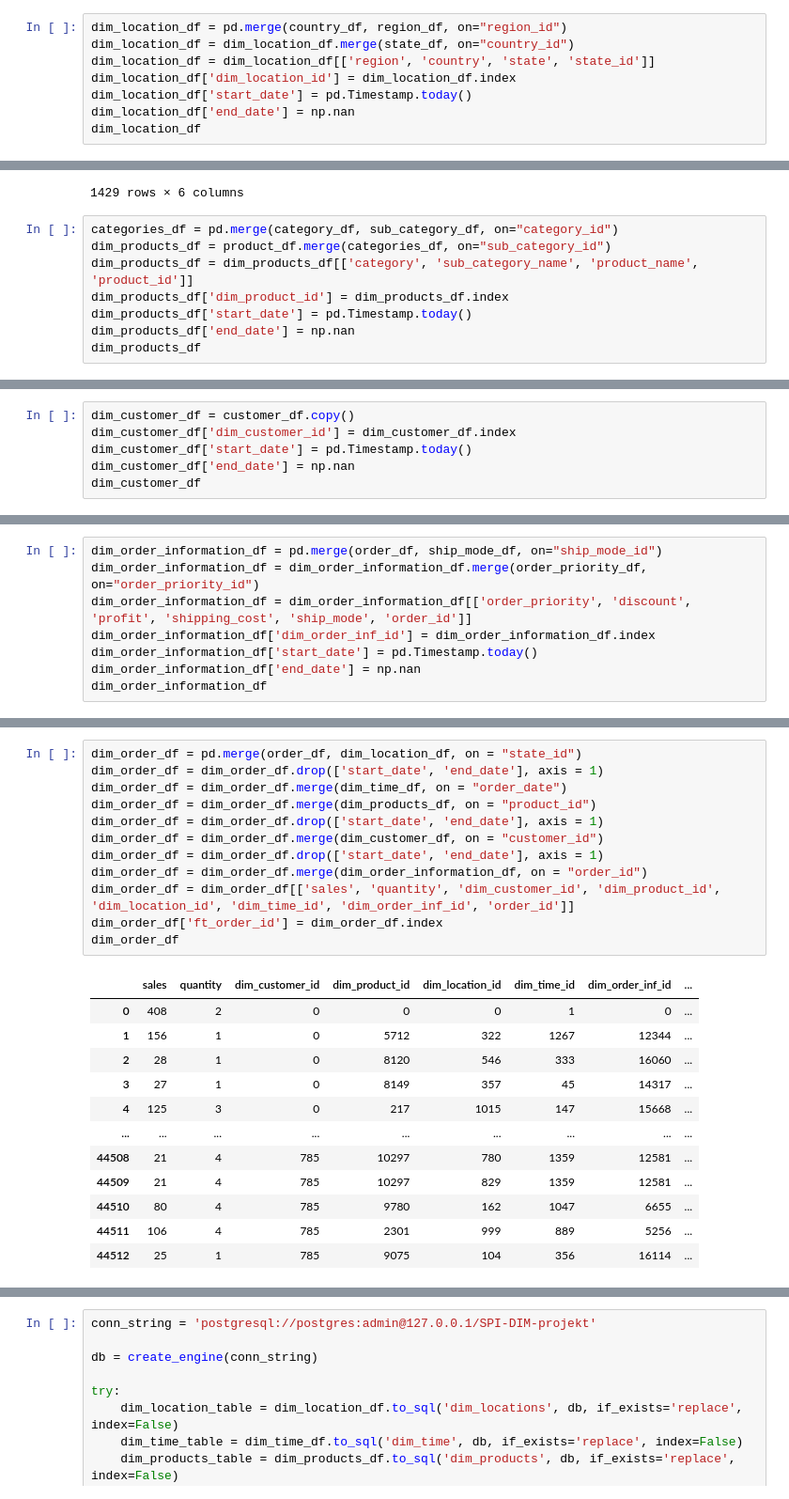
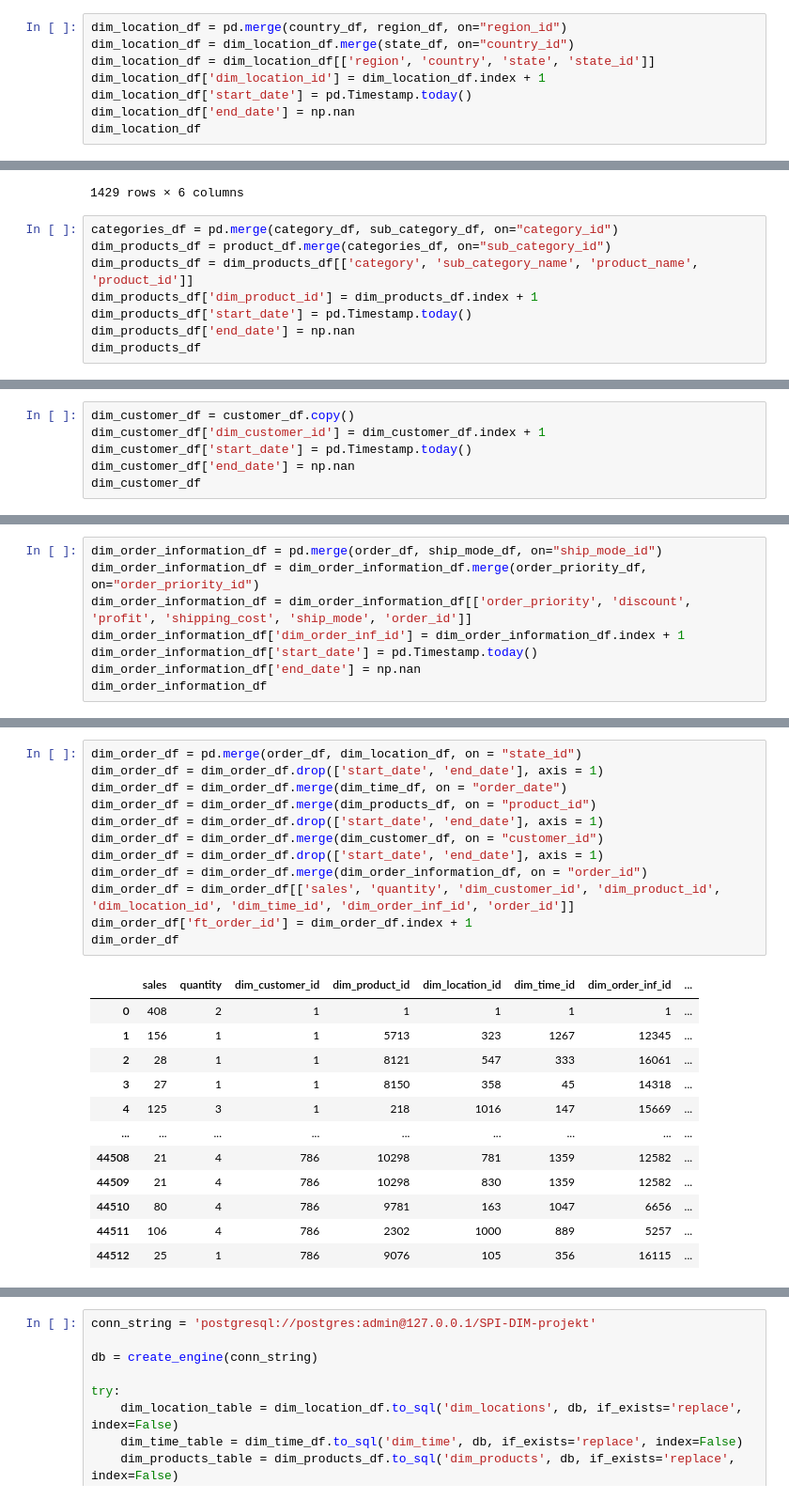
Before and after one commit to thomassiard/SPI-Projekt, a Jupyter notebook: superstore.ipynb, the cells around one changed output, grey strips where cells are left out. Shown at 94% size. Cells and saved outputs as stored; diff of their text form.

```diff
--- a/superstore.ipynb
+++ b/superstore.ipynb
@@ -412,7 +414,7 @@ import numpy as np
 dim_location_df = pd.merge(country_df, region_df, on="region_id")
 dim_location_df = dim_location_df.merge(state_df, on="country_id")
 dim_location_df = dim_location_df[['region', 'country', 'state', 'state_id']]
-dim_location_df['dim_location_id'] = dim_location_df.index
+dim_location_df['dim_location_id'] = dim_location_df.index + 1
 dim_location_df['start_date'] = pd.Timestamp.today()
 dim_location_df['end_date'] = np.nan
 dim_location_df
@@ -457,7 +459,7 @@ dim_time_df
 categories_df = pd.merge(category_df, sub_category_df, on="category_id")
 dim_products_df = product_df.merge(categories_df, on="sub_category_id")
 dim_products_df = dim_products_df[['category', 'sub_category_name', 'product_name', 'product_id']]
-dim_products_df['dim_product_id'] = dim_products_df.index
+dim_products_df['dim_product_id'] = dim_products_df.index + 1
 dim_products_df['start_date'] = pd.Timestamp.today()
 dim_products_df['end_date'] = np.nan
 dim_products_df
@@ -477,7 +479,7 @@ dim_products_df
 10768 rows × 7 columns
 # %%
 dim_customer_df = customer_df.copy()
-dim_customer_df['dim_customer_id'] = dim_customer_df.index
+dim_customer_df['dim_customer_id'] = dim_customer_df.index + 1
 dim_customer_df['start_date'] = pd.Timestamp.today()
 dim_customer_df['end_date'] = np.nan
 dim_customer_df
@@ -499,7 +501,7 @@ dim_customer_df
 dim_order_information_df = pd.merge(order_df, ship_mode_df, on="ship_mode_id")
 dim_order_information_df = dim_order_information_df.merge(order_priority_df, on="order_priority_id")
 dim_order_information_df = dim_order_information_df[['order_priority', 'discount', 'profit', 'shipping_cost', 'ship_mode', 'order_id']]
-dim_order_information_df['dim_order_inf_id'] = dim_order_information_df.index
+dim_order_information_df['dim_order_inf_id'] = dim_order_information_df.index + 1
 dim_order_information_df['start_date'] = pd.Timestamp.today()
 dim_order_information_df['end_date'] = np.nan
 dim_order_information_df
@@ -520,28 +522,28 @@ dim_order_information_df
 # %%
 dim_order_df = pd.merge(order_df, dim_location_df, on = "state_id")
 dim_order_df = dim_order_df.drop(['start_date', 'end_date'], axis = 1)
 dim_order_df = dim_order_df.merge(dim_time_df, on = "order_date")
 dim_order_df = dim_order_df.merge(dim_products_df, on = "product_id")
 dim_order_df = dim_order_df.drop(['start_date', 'end_date'], axis = 1)
 dim_order_df = dim_order_df.merge(dim_customer_df, on = "customer_id")
 dim_order_df = dim_order_df.drop(['start_date', 'end_date'], axis = 1)
 dim_order_df = dim_order_df.merge(dim_order_information_df, on = "order_id")
 dim_order_df = dim_order_df[['sales', 'quantity', 'dim_customer_id', 'dim_product_id', 'dim_location_id', 'dim_time_id', 'dim_order_inf_id', 'order_id']]
-dim_order_df['ft_order_id'] = dim_order_df.index
+dim_order_df['ft_order_id'] = dim_order_df.index + 1
 dim_order_df
 # %% [output]
 |  | sales | quantity | dim_customer_id | dim_product_id | dim_location_id | dim_time_id | dim_order_inf_id | ... |
-| 0 | 408 | 2 | 0 | 0 | 0 | 1 | 0 | ... |
-| 1 | 156 | 1 | 0 | 5712 | 322 | 1267 | 12344 | ... |
-| 2 | 28 | 1 | 0 | 8120 | 546 | 333 | 16060 | ... |
-| 3 | 27 | 1 | 0 | 8149 | 357 | 45 | 14317 | ... |
-| 4 | 125 | 3 | 0 | 217 | 1015 | 147 | 15668 | ... |
+| 0 | 408 | 2 | 1 | 1 | 1 | 1 | 1 | ... |
+| 1 | 156 | 1 | 1 | 5713 | 323 | 1267 | 12345 | ... |
+| 2 | 28 | 1 | 1 | 8121 | 547 | 333 | 16061 | ... |
+| 3 | 27 | 1 | 1 | 8150 | 358 | 45 | 14318 | ... |
+| 4 | 125 | 3 | 1 | 218 | 1016 | 147 | 15669 | ... |
 | ... | ... | ... | ... | ... | ... | ... | ... | ... |
-| 44508 | 21 | 4 | 785 | 10297 | 780 | 1359 | 12581 | ... |
-| 44509 | 21 | 4 | 785 | 10297 | 829 | 1359 | 12581 | ... |
-| 44510 | 80 | 4 | 785 | 9780 | 162 | 1047 | 6655 | ... |
-| 44511 | 106 | 4 | 785 | 2301 | 999 | 889 | 5256 | ... |
-| 44512 | 25 | 1 | 785 | 9075 | 104 | 356 | 16114 | ... |
+| 44508 | 21 | 4 | 786 | 10298 | 781 | 1359 | 12582 | ... |
+| 44509 | 21 | 4 | 786 | 10298 | 830 | 1359 | 12582 | ... |
+| 44510 | 80 | 4 | 786 | 9781 | 163 | 1047 | 6656 | ... |
+| 44511 | 106 | 4 | 786 | 2302 | 1000 | 889 | 5257 | ... |
+| 44512 | 25 | 1 | 786 | 9076 | 105 | 356 | 16115 | ... |
 44513 rows × 9 columns
 # %%
 conn_string = 'postgresql://postgres:admin@127.0.0.1/SPI-DIM-projekt'
```
Also changed, not shown: parts of 5 cells of this notebook, 1 other file.
